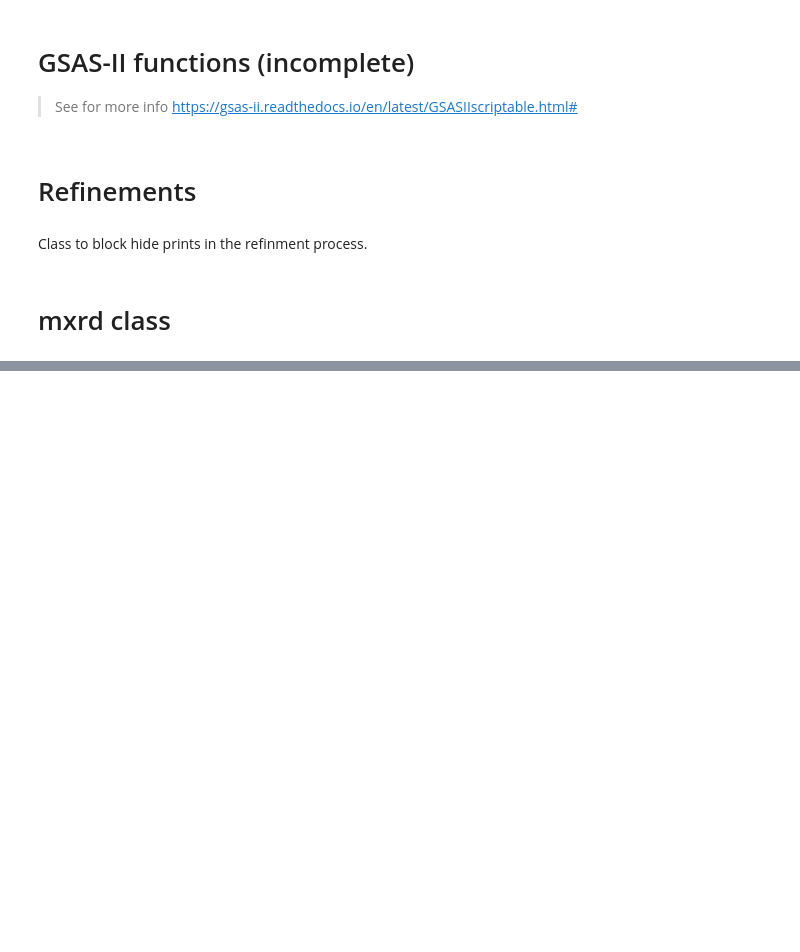
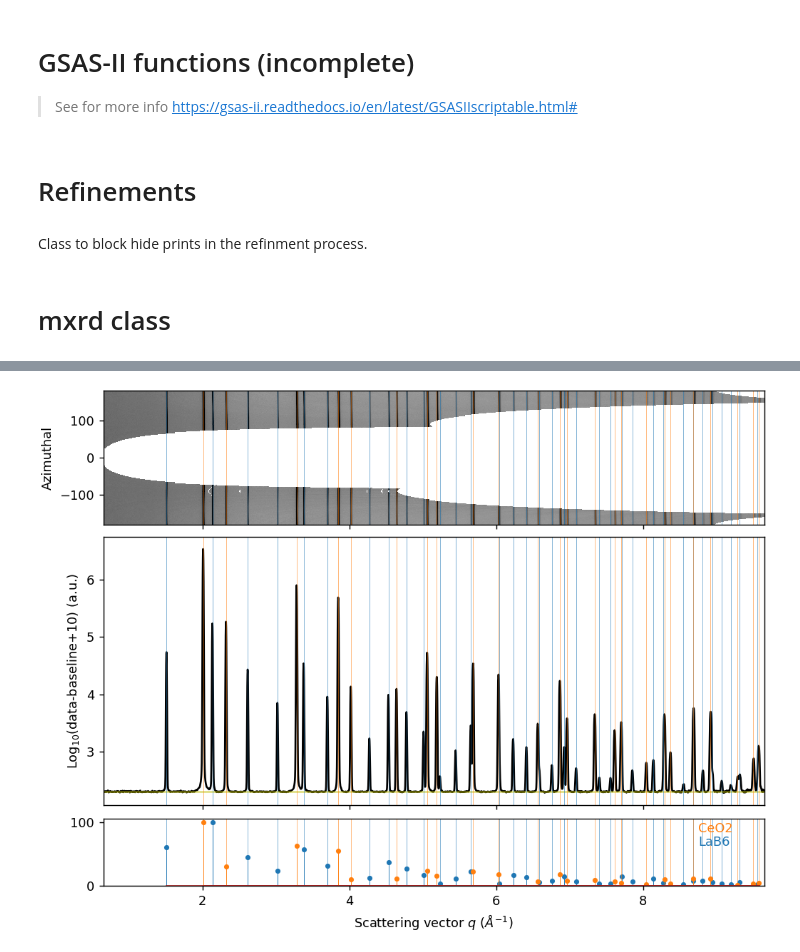
Before and after one commit to MehmetTopsakal/easyXRD, a Jupyter notebook: examples/data/refiner.ipynb, the cells around one changed output, grey strips where cells are left out. Cells and saved outputs as stored; diff of their text form; code cells hidden in the pictures; blank space fills up the shorter version.

Commit message:
load_phases work

```diff
--- a/examples/data/refiner.ipynb
+++ b/examples/data/refiner.ipynb
@@ -1198,0 +1305,11 @@ i1d_bkg is not useable. Ignored
+# %%
+sample_mix = exrd()
+sample_mix.read_nc('integrated/NIST-LaB6-CeO2-mix.nc',plot=False)
+sample_mix.get_baseline( i1d_bkg=sample_Kapton.ds.i1d,arpls_lam=1e5,plot=False)
+sample_mix.load_phases(phases = [
+                                 {"mp_id":'none', "cif":'_cifs/LaB6.cif', "label":"LaB6", "scale":1, "scale_a":1, "scale_b":1, "scale_c":1},
+                                 {"mp_id":'mp-20194', "cif":'none', "label":"CeO2", "scale":0.99, "scale_a":1, "scale_b":1, "scale_c":1},
+                                ]
+                        )
+# %% [output]
+[figure, added]
```
Also changed, not shown: parts of 5 cells of this notebook, 4 other files.
